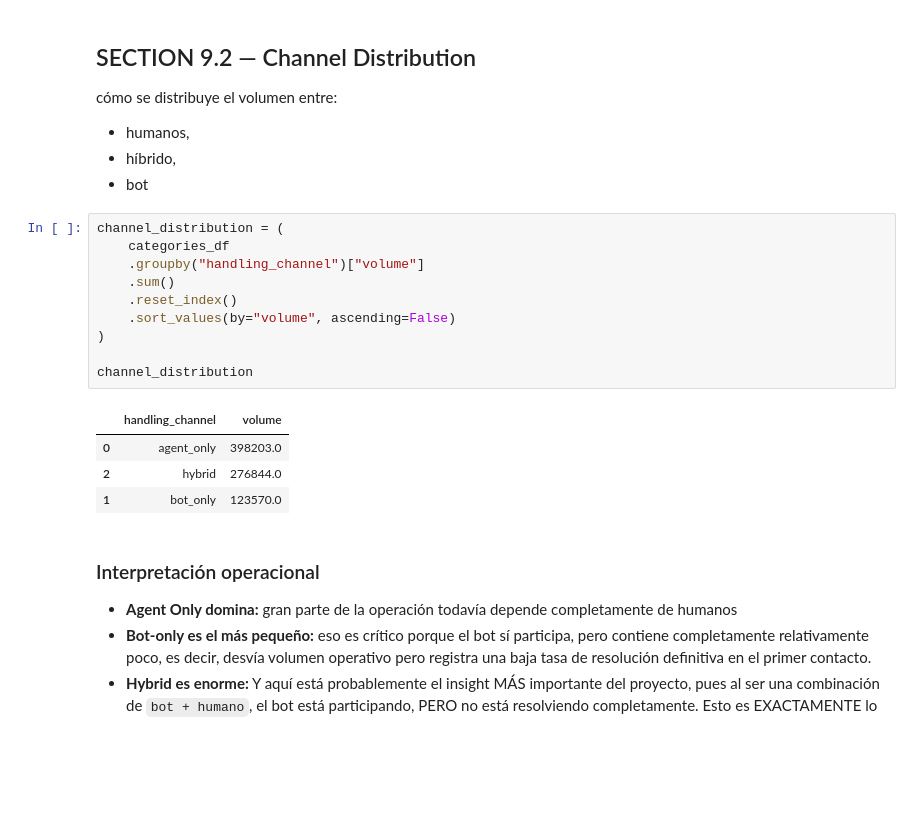
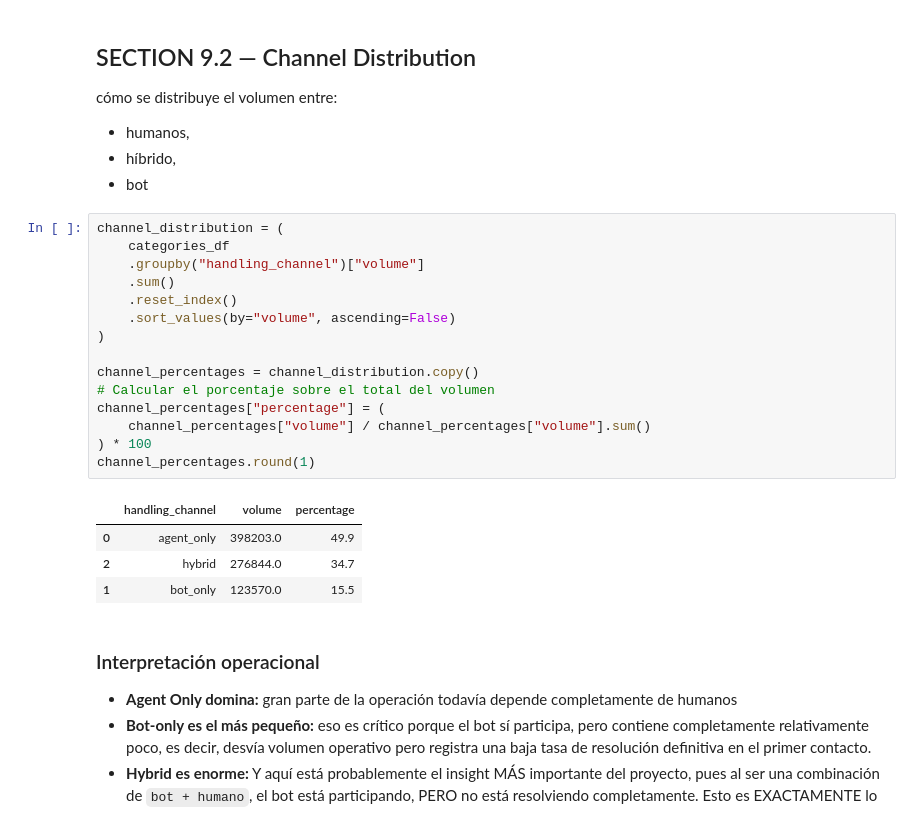
Before and after one commit to JuanjoRestrepo/TaskUS---Adidas-LAM-Chatbot-Analytics-Case, a Jupyter notebook: notebooks/notebooks/01_data_understanding.ipynb, the cells around one changed output. Cells and saved outputs as stored; diff of their text form; blank space fills up the shorter version.

```diff
--- a/notebooks/notebooks/01_data_understanding.ipynb
+++ b/notebooks/notebooks/01_data_understanding.ipynb
@@ -1063,18 +1063,23 @@ entre:
 # %%
 channel_distribution = (
     categories_df
     .groupby("handling_channel")["volume"]
     .sum()
     .reset_index()
     .sort_values(by="volume", ascending=False)
 )
 
-channel_distribution
+channel_percentages = channel_distribution.copy()
+# Calcular el porcentaje sobre el total del volumen
+channel_percentages["percentage"] = (
+    channel_percentages["volume"] / channel_percentages["volume"].sum()
+) * 100
+channel_percentages.round(1)
 # %% [output]
-|  | handling_channel | volume |
-| 0 | agent_only | 398203.0 |
-| 2 | hybrid | 276844.0 |
-| 1 | bot_only | 123570.0 |
+|  | handling_channel | volume | percentage |
+| 0 | agent_only | 398203.0 | 49.9 |
+| 2 | hybrid | 276844.0 | 34.7 |
+| 1 | bot_only | 123570.0 | 15.5 |
 # %% [markdown]
 ### Interpretación operacional
 
```
Also changed, not shown: parts of 12 cells of this notebook.
